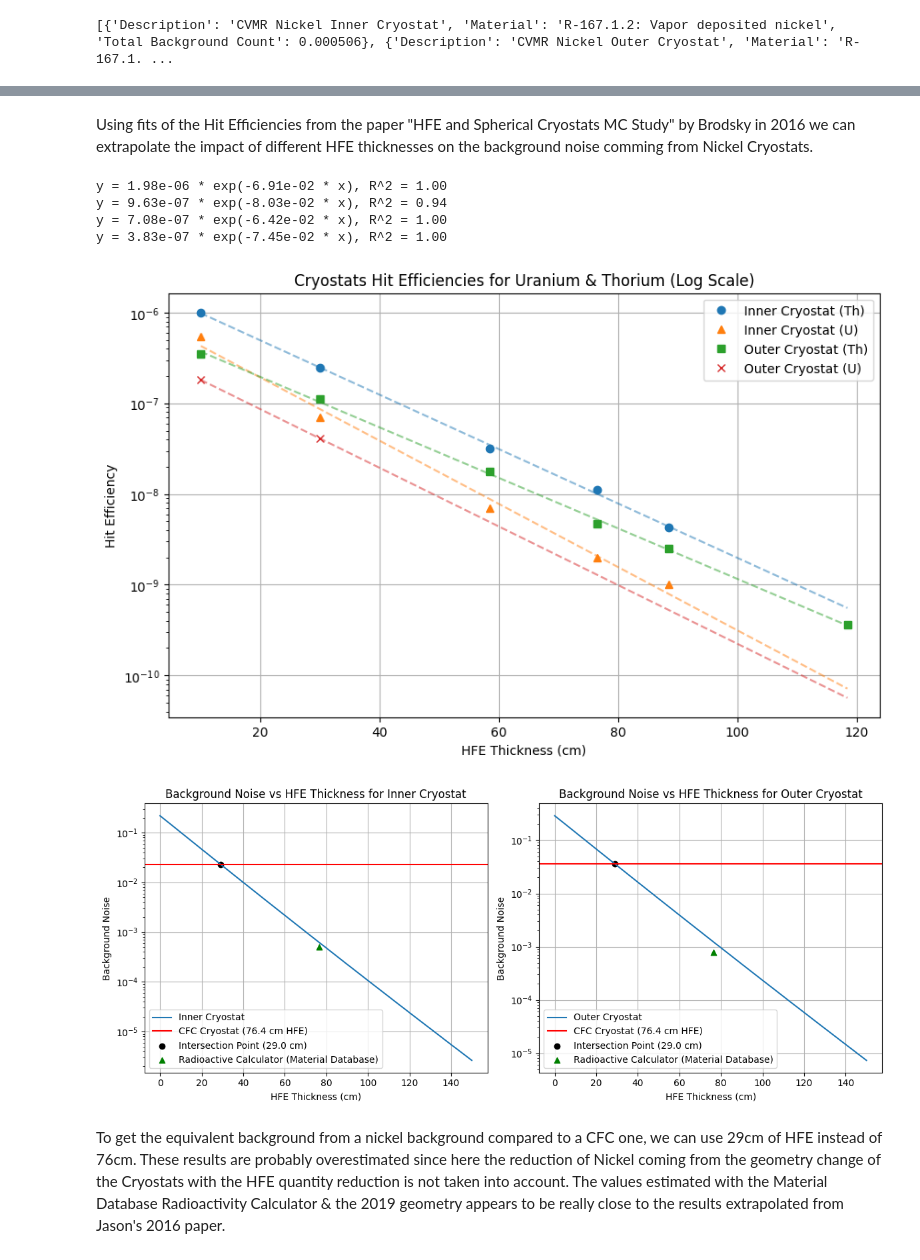
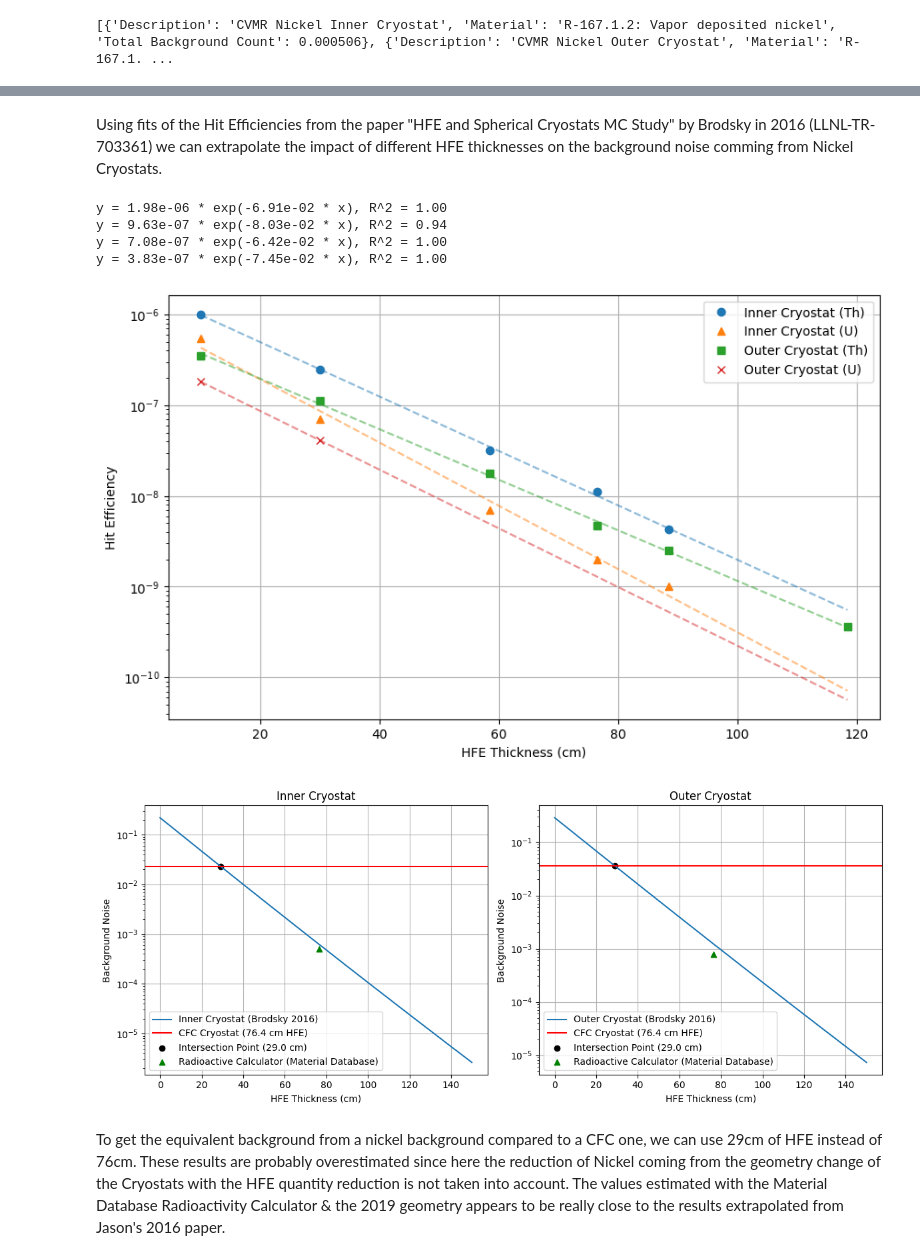
Before and after one commit to antoine-amy/Nickel_Cryostat_design, a Jupyter notebook: Background_Calculations.ipynb, the cells around one changed output, grey strips where cells are left out. Cells and saved outputs as stored; diff of their text form; code cells hidden in the pictures.

Commit message:
Added Hit efficiencies notebooks

```diff
--- a/Background_Calculations.ipynb
+++ b/Background_Calculations.ipynb
@@ -105,5 +105,5 @@ plt.show()
 # %% [markdown]
-Using fits of the Hit Efficiencies from the paper "HFE and Spherical Cryostats MC Study" by Brodsky in 2016 we can extrapolate the impact of different HFE thicknesses on the background noise comming from Nickel Cryostats.
+Using fits of the Hit Efficiencies from the paper "HFE and Spherical Cryostats MC Study" by Brodsky in 2016 (LLNL-TR-703361) we can extrapolate the impact of different HFE thicknesses on the background noise comming from Nickel Cryostats.
 # %%
 file_path = 'hit_efficiencies_data.csv'
 data = bgd.read_filter_convert(file_path)
@@ -125,35 +125,35 @@ trendline_info = []
 for i in range(2):
     for j in range(2):
         eff = efficiencies[i][j]
         valid_points = ~np.isnan(eff)
         valid_thickness, valid_efficiencies = hfe_thickness[valid_points], eff[valid_points]
 
 
         line, = plt.plot(hfe_thickness, eff, label=labels[i][j], marker=markers[i][j], linestyle='None')
 
         if len(valid_efficiencies) > 1:
             coeffs = np.polyfit(valid_thickness, np.log(valid_efficiencies), 1)
             trendline = np.exp(coeffs[1]) * np.exp(coeffs[0] * hfe_thickness)
             plt.plot(hfe_thickness, trendline, linestyle='--', alpha=0.5, color=line.get_color())
 
             r_squared = r2_score(valid_efficiencies, np.exp(coeffs[1]) * np.exp(coeffs[0] * valid_thickness))
             equation = f'y = {np.exp(coeffs[1]):.2e} * exp({coeffs[0]:.2e} * x), R^2 = {r_squared:.2f}'
             print(equation)
             trendline_info.append([np.exp(coeffs[1]), coeffs[0]])
 
 plt.xlabel('HFE Thickness (cm)')
 plt.ylabel('Hit Efficiency')
-plt.title('Cryostats Hit Efficiencies for Uranium & Thorium (Log Scale)')
+#plt.title('CFC Cryostats Hit Efficiencies for Uranium & Thorium')
 plt.yscale('log')
 plt.legend()
 plt.grid(True)
 plt.show()
 # %% [output]
 y = 1.98e-06 * exp(-6.91e-02 * x), R^2 = 1.00
 y = 9.63e-07 * exp(-8.03e-02 * x), R^2 = 0.94
 y = 7.08e-07 * exp(-6.42e-02 * x), R^2 = 1.00
 y = 3.83e-07 * exp(-7.45e-02 * x), R^2 = 1.00
-[figure, old version]
+[figure, new version]
 # %%
 hfe_thickness = np.arange(0, 150.5, 0.5)
 
@@ -175,7 +175,7 @@ plt.figure(figsize=(12, 5))
 
 # Inner Cryostat Plot
 plt.subplot(1, 2, 1)
-plt.plot(hfe_thickness, background_noise_inner, label='Inner Cryostat')
+plt.plot(hfe_thickness, background_noise_inner, label='Inner Cryostat (Brodsky 2016)')
 plt.axhline(cfc_inner_background, color='r', label='CFC Cryostat (76.4 cm HFE)')
 plt.scatter(inner_intersection_thickness, cfc_inner_background, color='black',
             label=f'Intersection Point ({inner_intersection_thickness:.1f} cm)')
@@ -183,13 +183,13 @@ plt.scatter(76.4, 5.06E-04, color='g', label='Radioactive Calculator (Material D
 plt.xlabel('HFE Thickness (cm)')
 plt.ylabel('Background Noise')
 plt.yscale('log')
-plt.title('Background Noise vs HFE Thickness for Inner Cryostat')
+plt.title('Inner Cryostat')
 plt.grid(True)
 plt.legend()
 
 # Outer Cryostat Plot
 plt.subplot(1, 2, 2)
-plt.plot(hfe_thickness, background_noise_outer, label='Outer Cryostat')
+plt.plot(hfe_thickness, background_noise_outer, label='Outer Cryostat (Brodsky 2016)')
 plt.axhline(cfc_outer_background, color='r', label='CFC Cryostat (76.4 cm HFE)')
 plt.scatter(outer_intersection_thickness, cfc_outer_background, color='black',
             label=f'Intersection Point ({outer_intersection_thickness:.1f} cm)')
@@ -197,13 +197,13 @@ plt.scatter(76.4, 7.94E-04, color='g', label='Radioactive Calculator (Material D
 plt.xlabel('HFE Thickness (cm)')
 plt.ylabel('Background Noise')
 plt.yscale('log')
-plt.title('Background Noise vs HFE Thickness for Outer Cryostat')
+plt.title('Outer Cryostat')
 plt.grid(True)
 plt.legend()
 
 plt.tight_layout()
 plt.show()
 # %% [output]
-[figure, old version]
+[figure, new version]
 # %% [markdown]
 To get the equivalent background from a nickel background compared to a CFC one, we can use 29cm of HFE instead of 76cm. These results are probably overestimated since here the reduction of Nickel coming from the geometry change of the Cryostats with the HFE quantity reduction is not taken into account. The values estimated with the Material Database Radioactivity Calculator & the 2019 geometry appears to be really close to the results extrapolated from Jason's 2016 paper.
```
Also changed, not shown: parts of 1 cell of this notebook, 2 other files.
